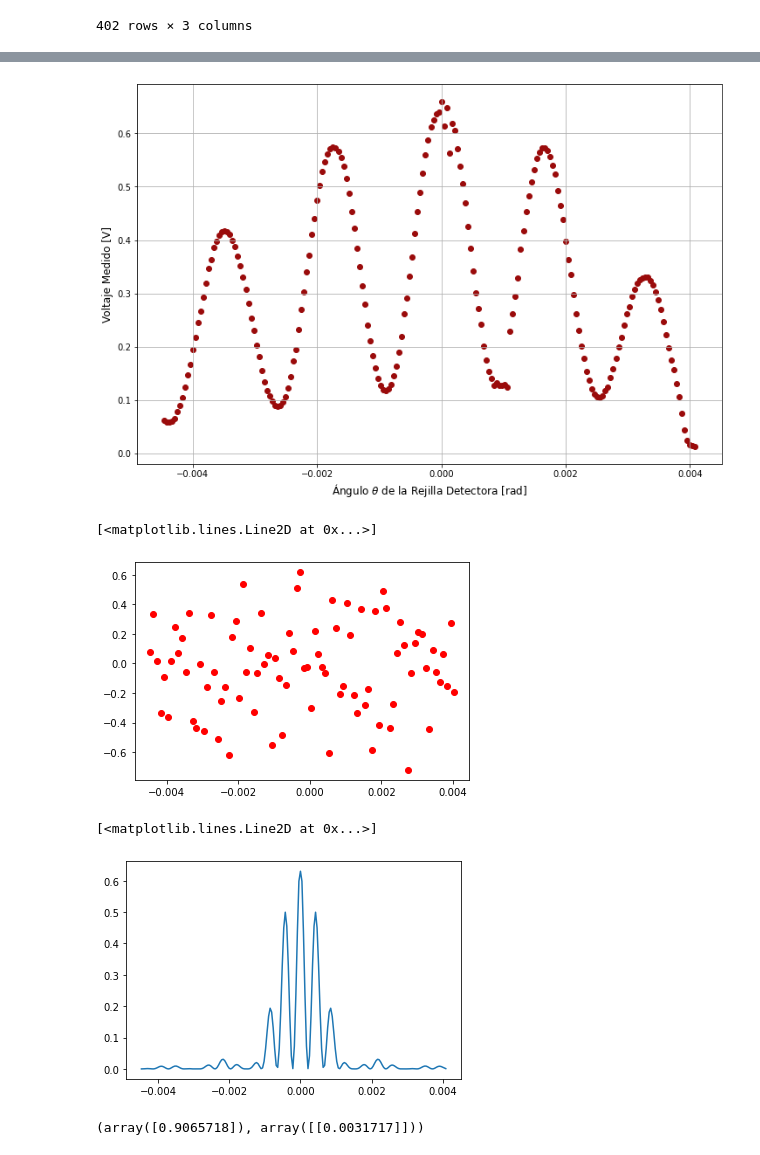
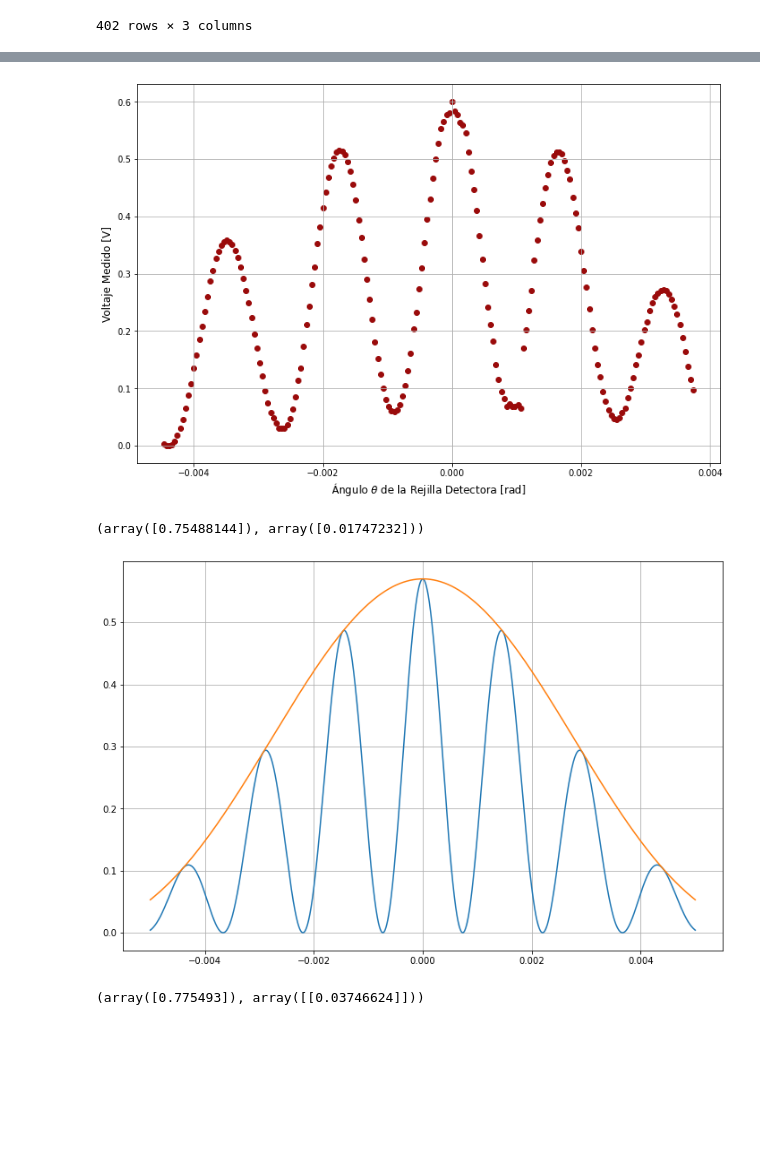
Before and after one commit to jcrojasv1/Physics_Labs, a Jupyter notebook: 6 Doble Rendija/Double Slit Interference.ipynb, the cells around one changed output, grey strips where cells are left out. Saved outputs shown, nothing was run; the diff lists cells and outputs as text; code cells hidden in the pictures; blank space fills up the shorter version.

```diff
--- a/6 Doble Rendija/Double Slit Interference.ipynb
+++ b/6 Doble Rendija/Double Slit Interference.ipynb
@@ -27,9 +27,10 @@ data
 # %%
 end = 402 - 60
 lenght = data["Longitud"].to_numpy()*1e-3 # Está en mm.
-lenght[235] = 0.00001
-lenght = lenght[130:402-70]
+lenght[235] = 0.000001
+lenght = lenght[130:402-78]
 voltage = data["Voltaje"].to_numpy()
-voltage = voltage[130:402-70]
+voltage = voltage[130:402-78]
+voltage = voltage - 0.059
 len(voltage), len(lenght)
 # %% [output]
@@ -70,42 +82,40 @@ plt.xlabel(r"Ángulo $\theta$ de la Rejilla Detectora [rad]", fontsize = 12)
 plt.ylabel(r"Voltaje Medido [V]", fontsize = 12)
 plt.grid()
 plt.savefig("VoltajeÁngulo.pdf")
-theta[105] = 0.000001
 # %% [output]
-[figure, old version]
+[figure, new version]
 # %%
-a = 0.2
+a = 0.1
 d = 0.457
-lambda_ = 6.7e-6
+lambda_ = 0.00067
 l = 470
 
-def Awaited(theta, I_0):
+def Double_Slit(theta, I_0):
     alpha = (np.pi*a)/lambda_ * np.sin(theta)
     beta = (np.pi*d)/lambda_ * np.sin(theta)
-    return (I_0**2) * (np.cos(beta)**2) * ((np.sin(alpha)/alpha)**2)
+    return (I_0**2) * (np.cos(beta))**2 * ((np.sin(alpha)/alpha)**2)
+
+def Single_Slit(theta, I_0):
+    alpha = (np.pi*a)/lambda_ * np.sin(theta)
+    return I_0**2 *((np.sin(alpha)/alpha)**2)
-# %%
-a = theta[0]
-b = theta[-1]
-x = np.arange(a, b, 1e-4)
-np.random.seed()
-y_noise = 0.3 * np.random.normal(size = x.size)
-y = Awaited(x, 0.6)
-y = y + y_noise
-plt.plot(x, y, "or")
-# %% [output]
-[<matplotlib.lines.Line2D at 0x...>]
-[figure, removed]
 # %%
-increment = 1e-6
-popt, pcov = optimize.curve_fit(Awaited, theta, voltage)
-ymodel = Awaited(theta, np.sqrt(0.66))
-plt.plot(theta, ymodel)
+theta_ = np.linspace(-0.005, 0.005, int(1e5))
+popt, pcov = optimize.curve_fit(Double_Slit, theta, voltage)
+ymodel = Double_Slit(theta_, *popt)
+ymodel1 = Single_Slit(theta_, *popt)
+
+plt.figure(figsize=(12,8))
+plt.plot(theta_, ymodel)
+plt.plot(theta_, ymodel1)
+plt.grid()
+
+popt, np.sqrt(np.diag(pcov))
 # %% [output]
-[<matplotlib.lines.Line2D at 0x...>]
+(array([0.75488144]), array([0.01747232]))
-[figure, old version]
+[figure, new version]
 # %%
-popt, pcov = optimize.curve_fit(Awaited, theta, voltage)
+popt, pcov = optimize.curve_fit(Double_Slit, lenght, voltage)
 popt, pcov
 # %% [output]
-(array([0.9065718]), array([[0.0031717]]))
+(array([0.775493]), array([[0.03746624]]))
 # %%
```
Also changed, not shown: parts of 12 cells of this notebook, 4 other files.
